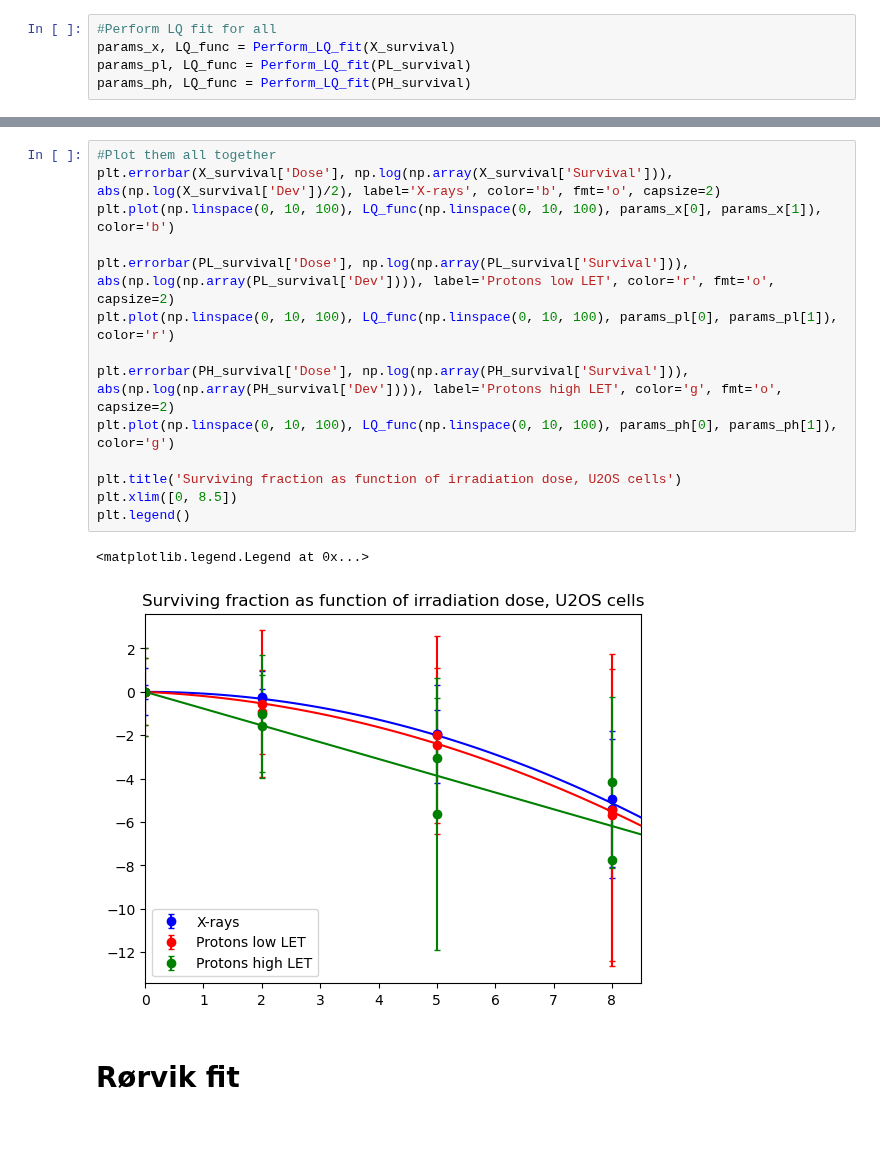
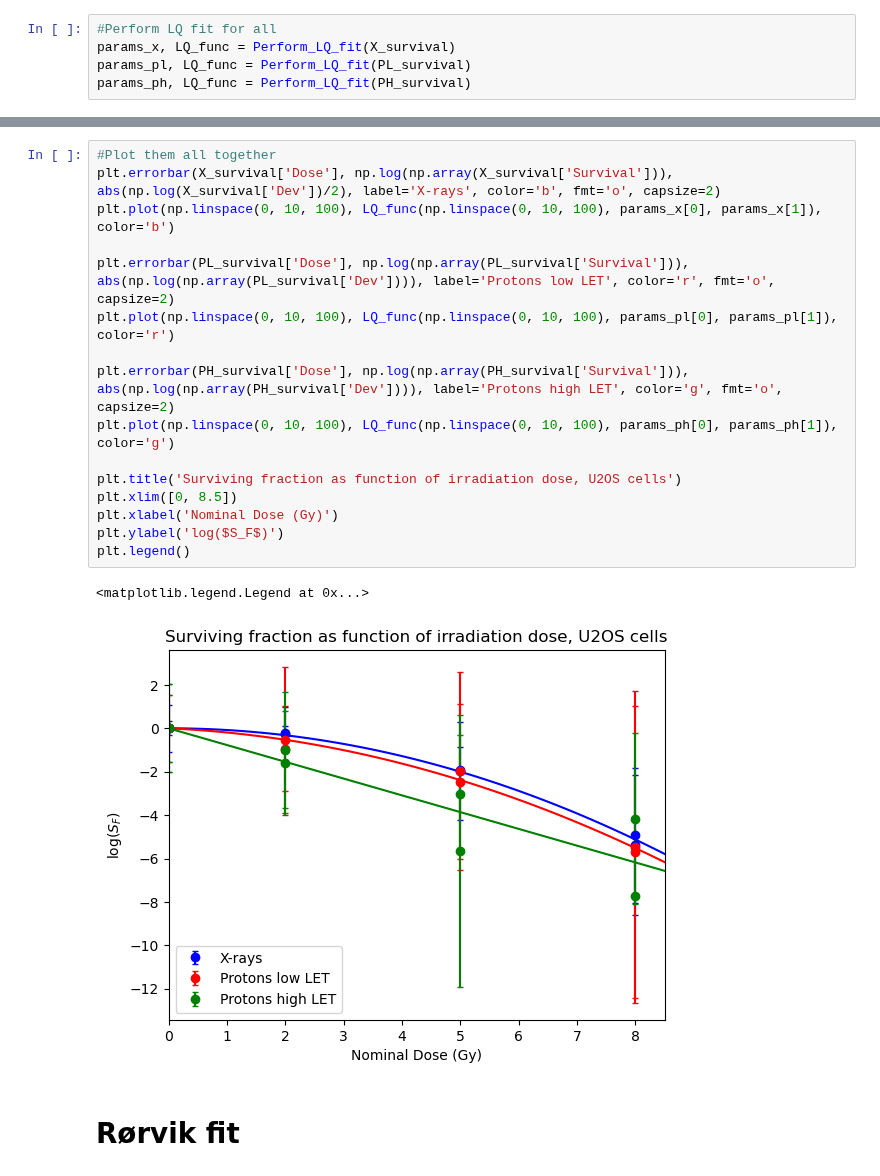
Before and after one commit to BrittHaanen15/Thesis_project, a Jupyter notebook: Python codes/Cell survival analysis aggregated data.ipynb, the cells around one changed output, grey strips where cells are left out. Saved outputs shown, nothing was run; the diff lists cells and outputs as text; blank space fills up the shorter version.

```diff
--- a/Python codes/Cell survival analysis aggregated data.ipynb
+++ b/Python codes/Cell survival analysis aggregated data.ipynb
@@ -210,20 +219,22 @@ plt.legend()
 # %%
 #Plot them all together
 plt.errorbar(X_survival['Dose'], np.log(np.array(X_survival['Survival'])), abs(np.log(X_survival['Dev'])/2), label='X-rays', color='b', fmt='o', capsize=2)
 plt.plot(np.linspace(0, 10, 100), LQ_func(np.linspace(0, 10, 100), params_x[0], params_x[1]), color='b')
 
 plt.errorbar(PL_survival['Dose'], np.log(np.array(PL_survival['Survival'])), abs(np.log(np.array(PL_survival['Dev']))), label='Protons low LET', color='r', fmt='o', capsize=2)
 plt.plot(np.linspace(0, 10, 100), LQ_func(np.linspace(0, 10, 100), params_pl[0], params_pl[1]), color='r')
 
 plt.errorbar(PH_survival['Dose'], np.log(np.array(PH_survival['Survival'])), abs(np.log(np.array(PH_survival['Dev']))), label='Protons high LET', color='g', fmt='o', capsize=2)
 plt.plot(np.linspace(0, 10, 100), LQ_func(np.linspace(0, 10, 100), params_ph[0], params_ph[1]), color='g')
 
 plt.title('Surviving fraction as function of irradiation dose, U2OS cells')
 plt.xlim([0, 8.5])
+plt.xlabel('Nominal Dose (Gy)')
+plt.ylabel('log($S_F$)')
 plt.legend()
 # %% [output]
 <matplotlib.legend.Legend at 0x...>
-[figure, old version]
+[figure, new version]
 # %% [markdown]
 # Rørvik fit
 # %%
```
Also changed, not shown: parts of 4 cells of this notebook.
